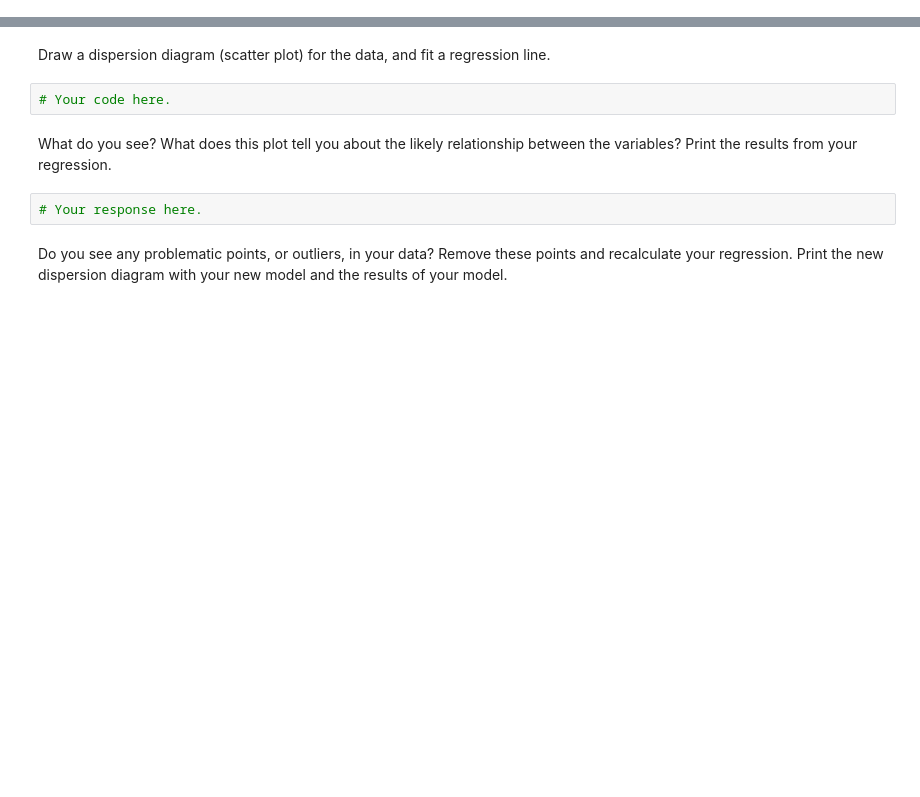
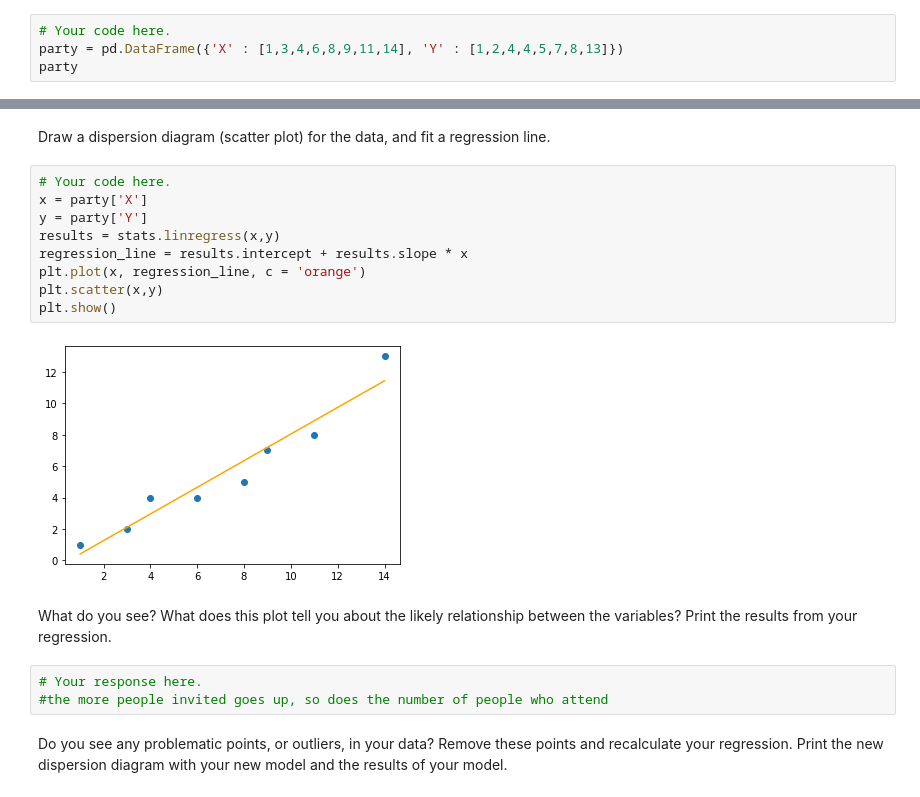
Before and after one commit to ta-data-lis/lab-regression-analysis, a Jupyter notebook: your-code/challenge1.ipynb, the cells around one changed output, grey strips where cells are left out. Drawn from its saved outputs; the diff is of its cells as text; blank space fills up the shorter version.

```diff
--- a/your-code/challenge1.ipynb
+++ b/your-code/challenge1.ipynb
@@ -99,0 +196,4 @@ First, build a dataframe with the data.
+# %%
+# Your code here.
+party = pd.DataFrame({'X' : [1,3,4,6,8,9,11,14], 'Y' : [1,2,4,4,5,7,8,13]})
+party
@@ -100,11 +210,21 @@ First, build a dataframe with the data.
 # %% [markdown]
 Draw a dispersion diagram (scatter plot) for the data, and fit a regression line.
-# %%
-# Your code here.
+# %%
+# Your code here.
+x = party['X']
+y = party['Y']
+results = stats.linregress(x,y)
+regression_line = results.intercept + results.slope * x
+plt.plot(x, regression_line, c = 'orange')
+plt.scatter(x,y)
+plt.show()
+# %% [output]
+[figure, added]
 # %% [markdown]
 What do you see? What does this plot tell you about the likely relationship between the variables? Print the results from your regression.
-# %%
-# Your response here.
+# %%
+# Your response here.
+#the more people invited goes up, so does the number of people who attend
 # %% [markdown]
 Do you see any problematic points, or outliers, in your data? Remove these points and recalculate your regression. Print the new dispersion diagram with your new model and the results of your model.
 # %%
```
Also changed, not shown: parts of 20 cells of this notebook.
